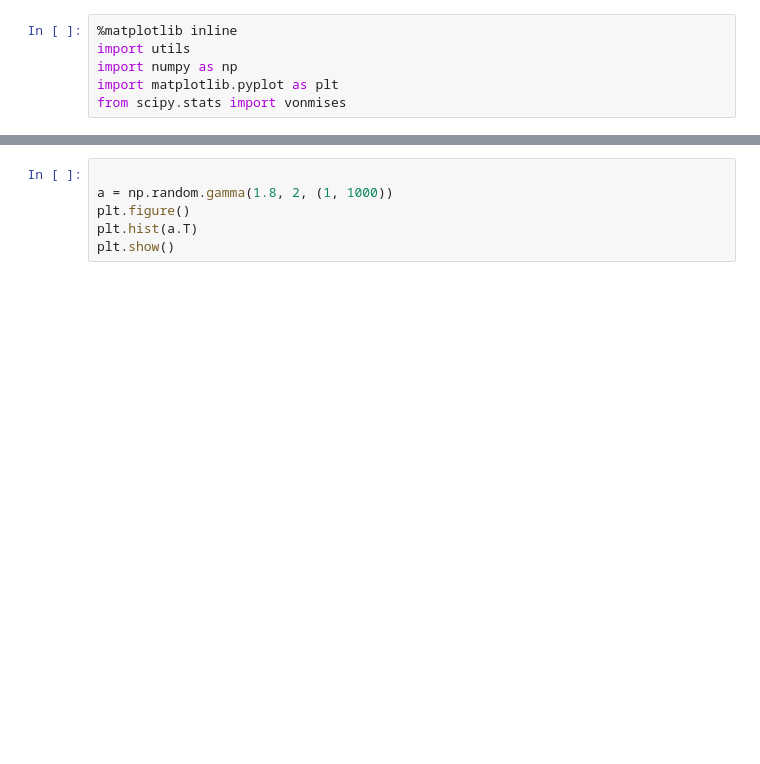
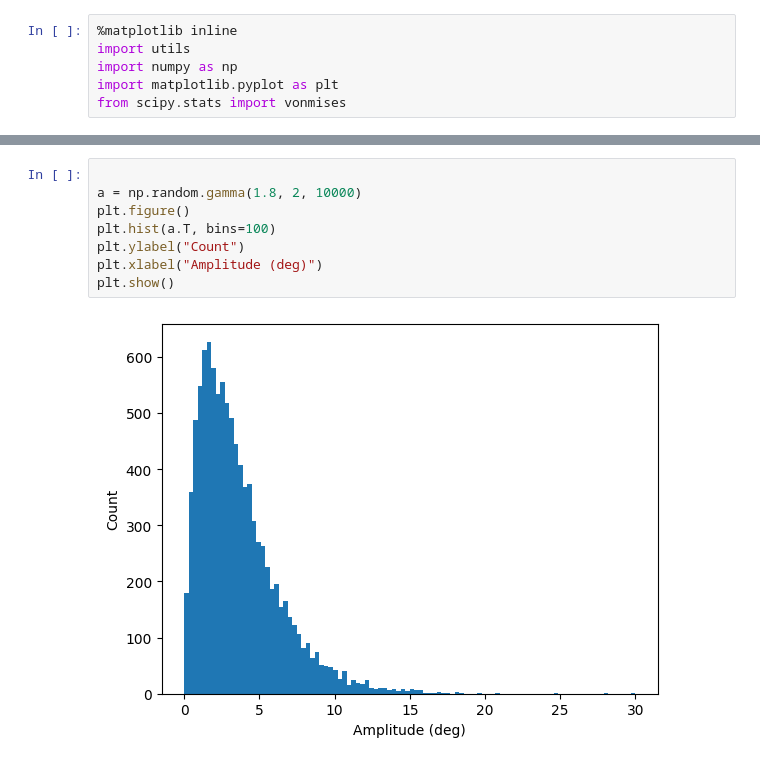
Before and after one commit to somamizobuchi/eye-movement-net, a Jupyter notebook: sandbox.ipynb, the cells around one changed output, grey strips where cells are left out. Saved outputs shown, nothing was run; the diff lists cells and outputs as text; blank space fills up the shorter version.

```diff
--- a/sandbox.ipynb
+++ b/sandbox.ipynb
@@ -56,6 +58,10 @@ plt.show()
 # %%
 
-a = np.random.gamma(1.8, 2, (1, 1000))
+a = np.random.gamma(1.8, 2, 10000)
 plt.figure()
-plt.hist(a.T)
+plt.hist(a.T, bins=100)
+plt.ylabel("Count")
+plt.xlabel("Amplitude (deg)")
 plt.show()
+# %% [output]
+[figure, added]
```
Also changed, not shown: parts of 4 cells of this notebook, 5 other files.
